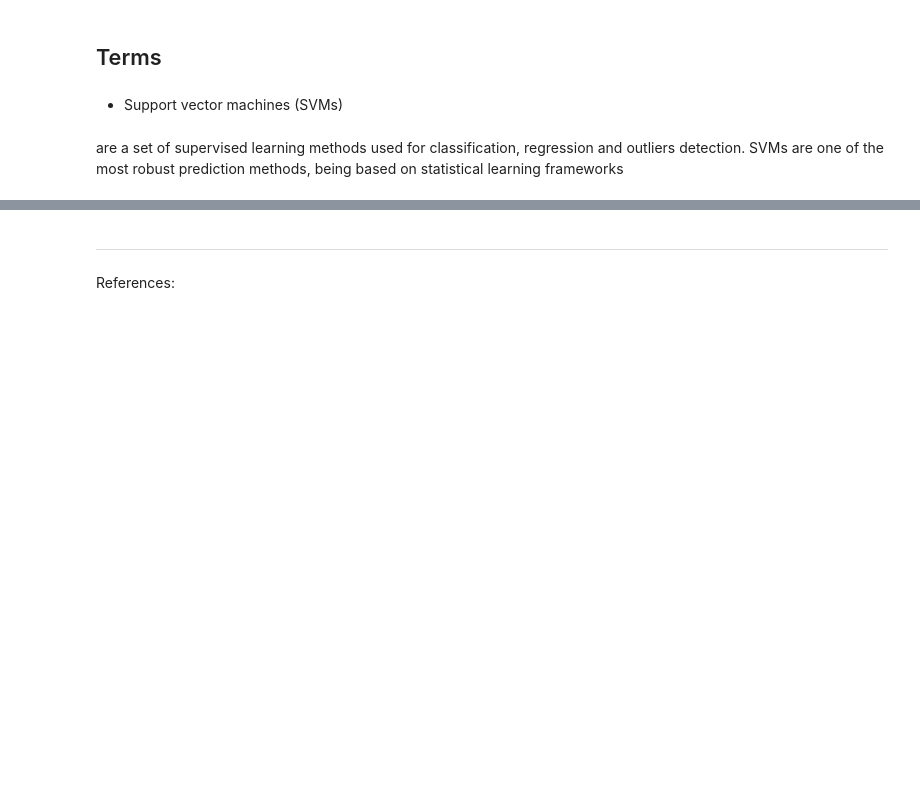
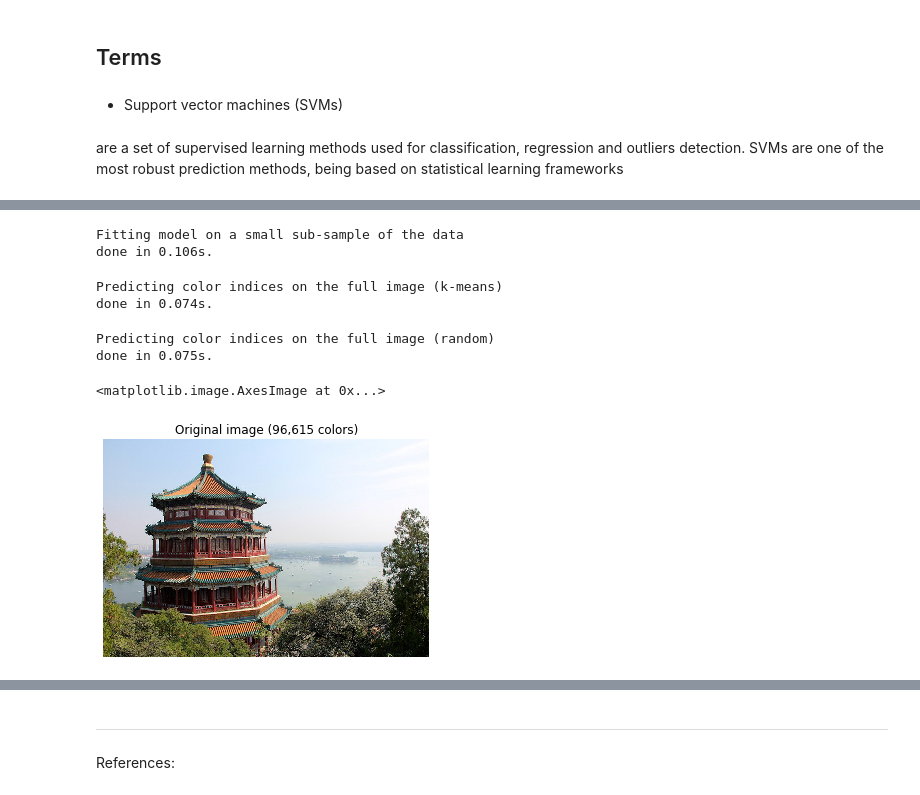
Before and after one commit to rastislp/Machine_learning, a Jupyter notebook: scikit-learn.ipynb, the cells around one changed output, grey strips where cells are left out. Drawn from its saved outputs; the diff is of its cells as text; code cells hidden in the pictures; blank space fills up the shorter version.

Commit message:
first of the 3 algorithm Color Quantization using K-Means first touch

```diff
--- a/scikit-learn.ipynb
+++ b/scikit-learn.ipynb
@@ -46,0 +53,7 @@ Defining right "Estimator" for right job is first step to success as doing oppos
+# %%
+china = load_sample_image("china.jpg")
+# %%
+# Convert to floats instead of the default 8 bits integer coding. Dividing by
+# 255 is important so that plt.imshow behaves works well on float data (need to
+# be in the range [0-1])
+china = np.array(china, dtype=np.float64) / 255
@@ -46,0 +65,27 @@ Defining right "Estimator" for right job is first step to success as doing oppos
+# %%
+print("Fitting model on a small sub-sample of the data")
+t0 = time()
+image_array_sample = shuffle(image_array, random_state=0, n_samples=1_000)
+kmeans = KMeans(n_clusters=n_colors, random_state=0).fit(image_array_sample)
+print(f"done in {time() - t0:0.3f}s.")
+# %% [output]
+Fitting model on a small sub-sample of the data
+done in 0.106s.
+# %%
+# Get labels for all points
+print("Predicting color indices on the full image (k-means)")
+t0 = time()
+labels = kmeans.predict(image_array)
+print(f"done in {time() - t0:0.3f}s.")
+# %% [output]
+Predicting color indices on the full image (k-means)
+done in 0.074s.
+# %%
+codebook_random = shuffle(image_array, random_state=0, n_samples=n_colors)
+print("Predicting color indices on the full image (random)")
+t0 = time()
+labels_random = pairwise_distances_argmin(codebook_random, image_array, axis=0)
+print(f"done in {time() - t0:0.3f}s.")
+# %% [output]
+Predicting color indices on the full image (random)
+done in 0.075s.
@@ -46,0 +96,10 @@ Defining right "Estimator" for right job is first step to success as doing oppos
+# %%
+# Display all results, alongside original image
+plt.figure(1)
+plt.clf()
+plt.axis("off")
+plt.title("Original image (96,615 colors)")
+plt.imshow(china)
+# %% [output]
+<matplotlib.image.AxesImage at 0x...>
+[figure, added]
```
Also changed, not shown: parts of 8 cells of this notebook.
